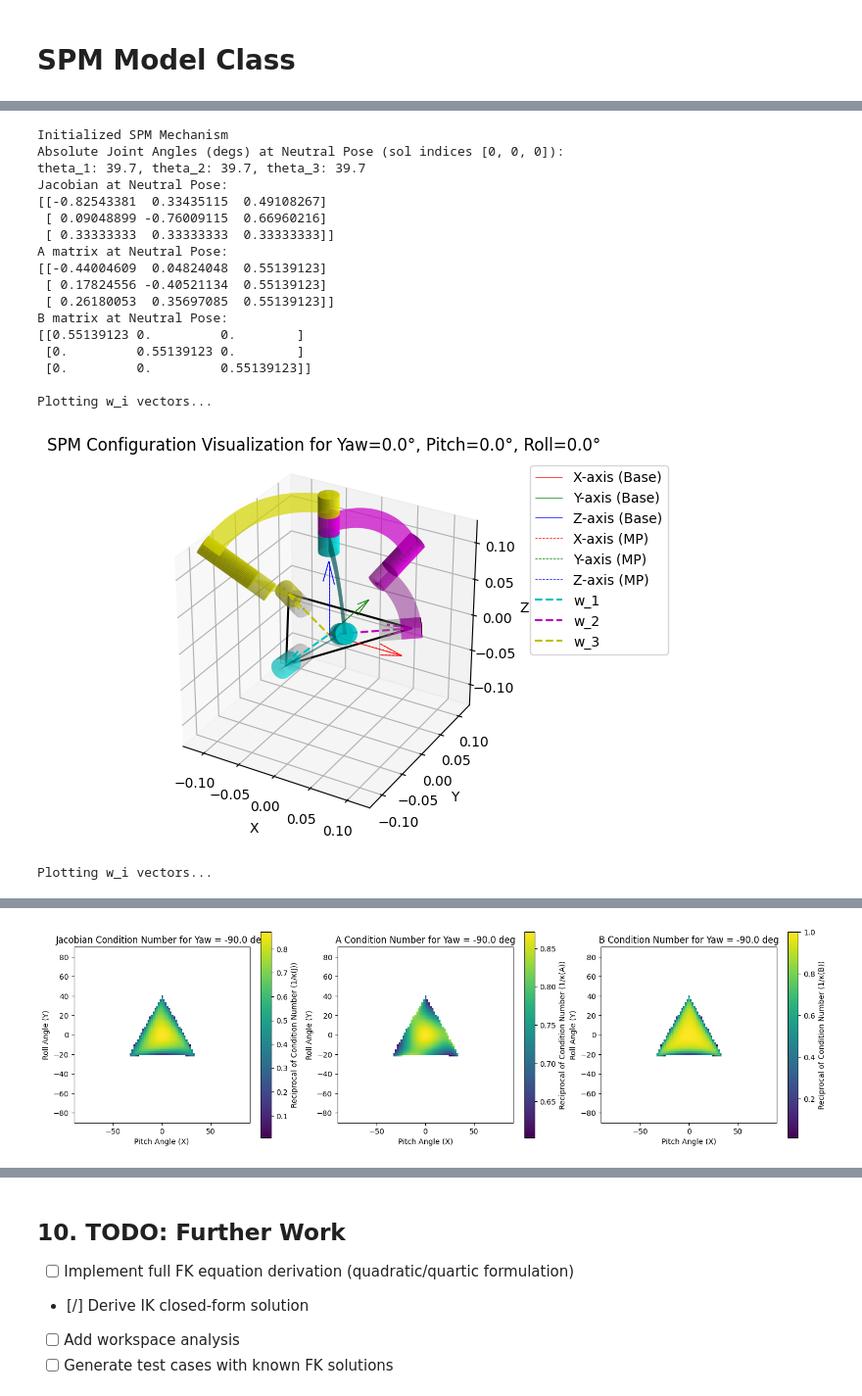
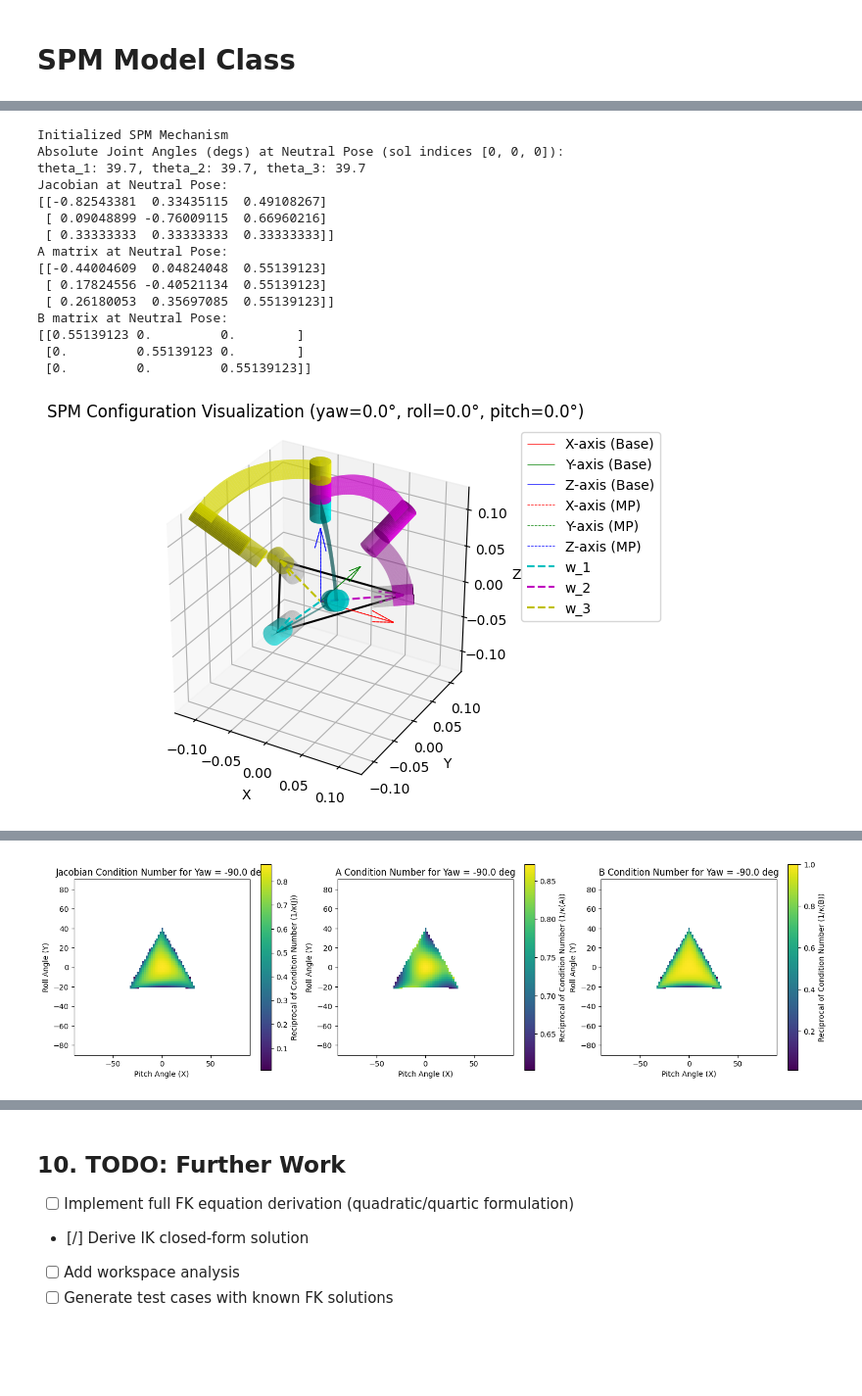
Before and after one commit to ChawinOph/spm-mechanics, a Jupyter notebook: notebooks/spm_kinematics.ipynb, the cells around one changed output, grey strips where cells are left out. Shown at 98% size. Cells and saved outputs as stored; diff of their text form; code cells hidden in the pictures; blank space fills up the shorter version.

Commit message:
corrected yaw roll pitch title

```diff
--- a/notebooks/spm_kinematics.ipynb
+++ b/notebooks/spm_kinematics.ipynb
@@ -1703,15 +1703,13 @@ offset_angle = np.pi/2
 spm = SPM(eta_i2=[0, 2*np.pi/3, 4*np.pi/3], alpha_i2=[np.pi/4, np.pi/4, np.pi/4]) # ankle SPM
 
 viz_euler_angles = [0, 0, 0] # yaw, roll, pitch for visualization
-viz_title = f"SPM Configuration Visualization for Yaw={np.rad2deg(viz_euler_angles[0]):.1f}°, Roll={np.rad2deg(viz_euler_angles[1]):.1f}°, Pitch={np.rad2deg(viz_euler_angles[2]):.1f}°"
 R_des = R.from_euler('zyx', viz_euler_angles).as_matrix()
-spm.visualize_configuration(R_des, title=viz_title)
+spm.visualize_configuration(R_des)
 
 # viz_euler_angles = [0, np.pi/2 + np.deg2rad(5), -np.pi/4] # yaw, roll, pitch for visualization
 viz_euler_angles = [0, 0, -np.pi/6] # yaw, roll, pitch for visualization
-viz_title = f"SPM Configuration Visualization for Yaw={np.rad2deg(viz_euler_angles[0]):.1f}°, Roll={np.rad2deg(viz_euler_angles[1]):.1f}°, Pitch={np.rad2deg(viz_euler_angles[2]):.1f}°"
 R_des = R.from_euler('zyx', viz_euler_angles).as_matrix()
-spm.visualize_configuration(R_des, title=viz_title)
+spm.visualize_configuration(R_des)
 
 for k in range(N_z):
 
@@ -1768,34 +1766,31 @@ for k in range(N_z):
     plt.colorbar(im, ax=ax_jcond, label='Reciprocal of Condition Number (1/κ(J))')
 
     im = ax_Acond.imshow(Z_Acond[:,:,k].T, extent=(np.rad2deg(x_pitches[0]), np.rad2deg(x_pitches[-1]), np.rad2deg(y_rolls[0]), np.rad2deg(y_rolls[-1])), origin='lower', aspect='equal', cmap='viridis')
     ax_Acond.set_title(f'A Condition Number for Yaw = {np.rad2deg(z_yaws[k])} deg')
     ax_Acond.set_xlabel('Pitch Angle (X)')
     ax_Acond.set_ylabel('Roll Angle (Y)')
     plt.colorbar(im, ax=ax_Acond, label='Reciprocal of Condition Number (1/κ(A))')
 
     im = ax_Bcond.imshow(Z_Bcond[:,:,k].T, extent=(np.rad2deg(x_pitches[0]), np.rad2deg(x_pitches[-1]), np.rad2deg(y_rolls[0]), np.rad2deg(y_rolls[-1])), origin='lower', aspect='equal', cmap='viridis')
     ax_Bcond.set_title(f'B Condition Number for Yaw = {np.rad2deg(z_yaws[k])} deg')
     ax_Bcond.set_xlabel('Pitch Angle (X)')
     ax_Bcond.set_ylabel('Roll Angle (Y)')
     plt.colorbar(im, ax=ax_Bcond, label='Reciprocal of Condition Number (1/κ(B))')
     plt.show()
 # %% [output]
 Initialized SPM Mechanism
 Absolute Joint Angles (degs) at Neutral Pose (sol indices [0, 0, 0]):
 theta_1: 39.7, theta_2: 39.7, theta_3: 39.7
 Jacobian at Neutral Pose:
 [[-0.82543381  0.33435115  0.49108267]
  [ 0.09048899 -0.76009115  0.66960216]
  [ 0.33333333  0.33333333  0.33333333]]
 A matrix at Neutral Pose:
 [[-0.44004609  0.04824048  0.55139123]
  [ 0.17824556 -0.40521134  0.55139123]
  [ 0.26180053  0.35697085  0.55139123]]
 B matrix at Neutral Pose:
 [[0.55139123 0.         0.        ]
  [0.         0.55139123 0.        ]
  [0.         0.         0.55139123]]
-
-Plotting w_i vectors...
-[figure, old version]
+[figure, new version]
-Plotting w_i vectors...
```
Also changed, not shown: parts of 2 cells of this notebook.
